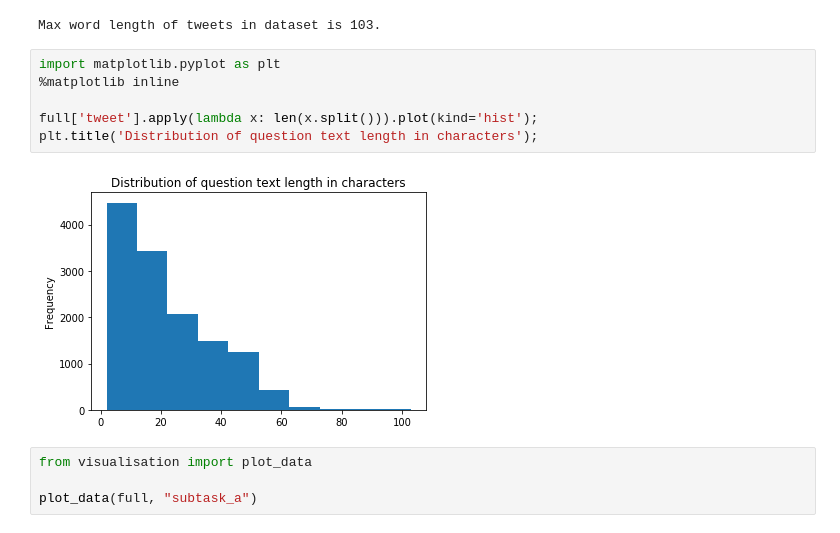
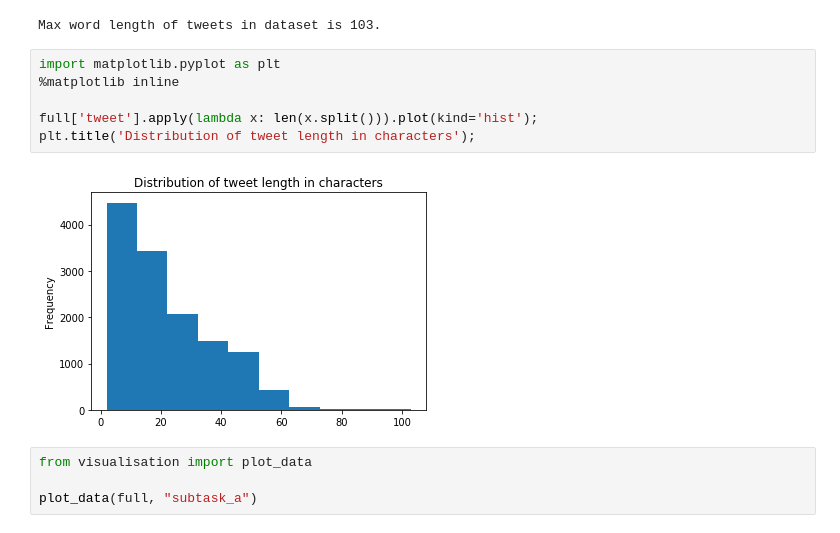
Before and after one commit to TharinduDR/Offenseval_2020, a Jupyter notebook: English Tweet Visualisation.ipynb, the cells around one changed output. Cells and saved outputs as stored; diff of their text form.

```diff
--- a/English Tweet Visualisation.ipynb
+++ b/English Tweet Visualisation.ipynb
@@ -32,11 +32,11 @@ Max word length of tweets in dataset is 103.
 # %%
 import matplotlib.pyplot as plt
 %matplotlib inline
 
 full['tweet'].apply(lambda x: len(x.split())).plot(kind='hist');
-plt.title('Distribution of question text length in characters');
+plt.title('Distribution of tweet length in characters');
 # %% [output]
-[figure, old version]
+[figure, new version]
 # %%
 from visualisation import plot_data
 
```
Also changed, not shown: parts of 12 cells of this notebook, 8 other files.
